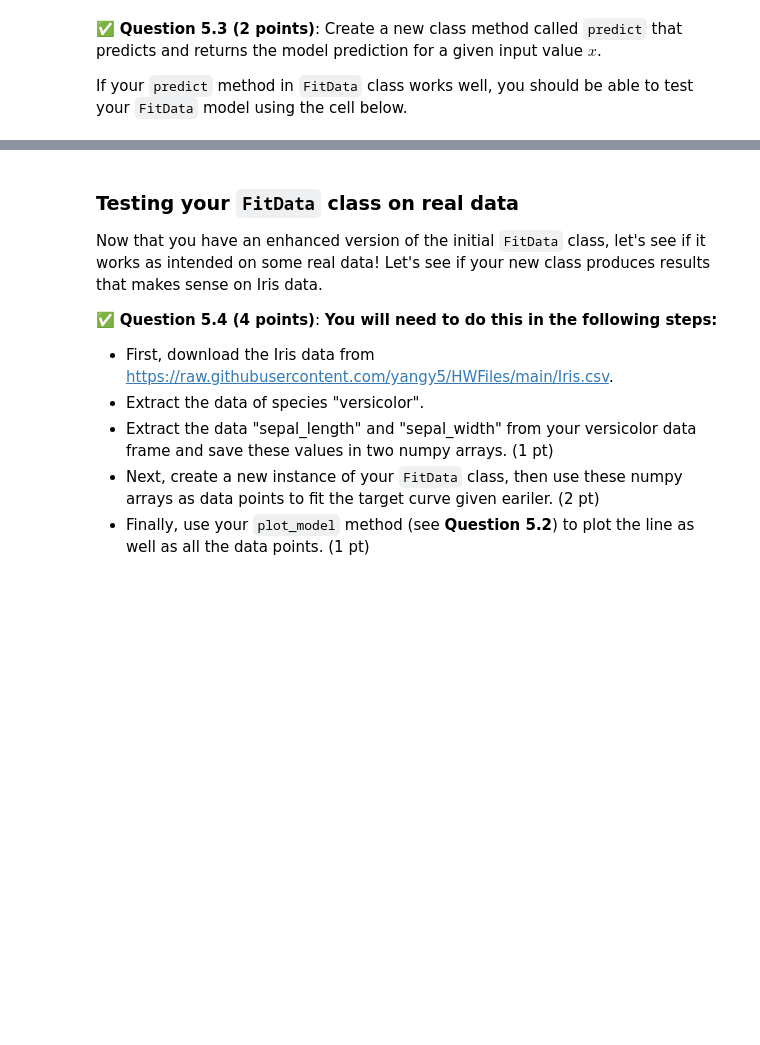
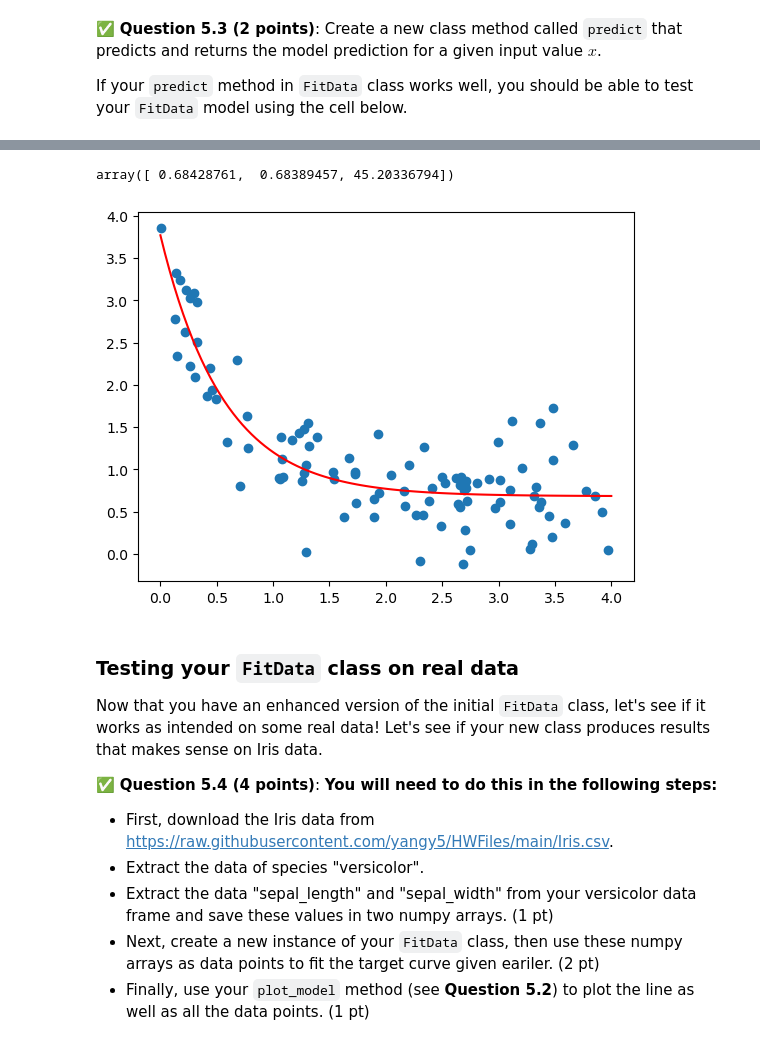
Before and after one commit to abdollahegazy/cmse202-s25-turnin, a Jupyter notebook: hw-01/HW-01_GitPracticeDebuggingPythonPackagesAndClasses-SS25-STUDENT.ipynb, the cells around one changed output, grey strips where cells are left out. Saved outputs shown, nothing was run; the diff lists cells and outputs as text; code cells hidden in the pictures; blank space fills up the shorter version.

```diff
--- a/hw-01/HW-01_GitPracticeDebuggingPythonPackagesAndClasses-SS25-STUDENT.ipynb
+++ b/hw-01/HW-01_GitPracticeDebuggingPythonPackagesAndClasses-SS25-STUDENT.ipynb
@@ -467,8 +472,8 @@ from scipy.optimize import curve_fit
 Use Pandas to read the data. You should have two numpy array: one for xdata and the other for ydata. Plot this dataset in scatter plot. **(1 point)**
 # %%
 # write your code in this cell
-
-
+data = pd.read_csv("xy_dataset.csv")
+xdata,ydata = data['xdata'].to_numpy(),data['ydata'].to_numpy()
 
 # print the values
 print(xdata)
@@ -552,6 +579,30 @@ Copy the OOP code to this cell and work from here.
 # Copy the code to this cell.
 # For the assignment prompts that follow, EDIT THIS VERSION OF THE PYTHON CLASS
 # This should help to ensure that you can always fall back to the original version provided above, should you need to.
+
+
+class FitData:
+
+    def __init__(self,fn,xdata, ydata):
+        self.func = fn
+        self.xdata = xdata
+        self.ydata = ydata
+
+    def summary_stats(self):
+        return {
+            "mean_x": np.mean(self.xdata),
+            "std_x": np.std(self.xdata),
+            "mean_y": np.mean(self.ydata),
+            "std_y": np.std(self.ydata)
+        }
+
+    def fit_linear_model(self):
+        popt,_ = curve_fit(self.func, self.xdata, self.ydata)
+        return {
+            "coefficient a": popt[0],
+            "coefficient b": popt[1],
+            "coefficient c": popt[2]
+        }
 # %% [markdown]
 &#9989; **Questions 5.1 (3 points)**: Test the class by **running the following code to see what the output is**. **Debug the `FitData` class.** **DO NOT MODIFY THIS CODE CELL**. (so that you can remember what the bug was)
 # %%
@@ -599,3 +703,21 @@ y_pred
+# %%
+# Put your code here
+
+# This is an example usage of the "predict" method. If it doesn't work, you need to make changes to your method.
+
+CurvF_test1 = FitData(fn,xdata, ydata)
+coeffs = CurvF_test1.fit_linear_model()
+a,b,c = coeffs["coefficient a"],coeffs["coefficient b"],coeffs["coefficient c"]
+CurvF_test1.plot_model(a,b,c)
+
+
+x_new = np.array([5.0, 6.5, -1.5])
+y_pred = CurvF_test1.predict(x_new)
+
+y_pred
+# %% [output]
+array([ 0.68428761,  0.68389457, 45.20336794])
+[figure, added]
 # %% [markdown]
 ### Testing your `FitData` class on real data
 
```
Also changed, not shown: parts of 15 cells of this notebook, 2 other files.
